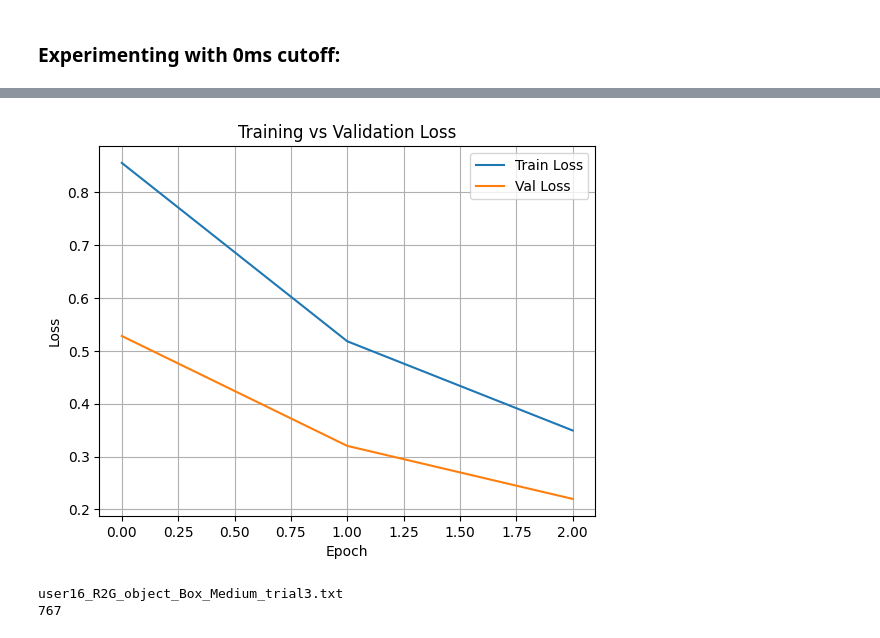
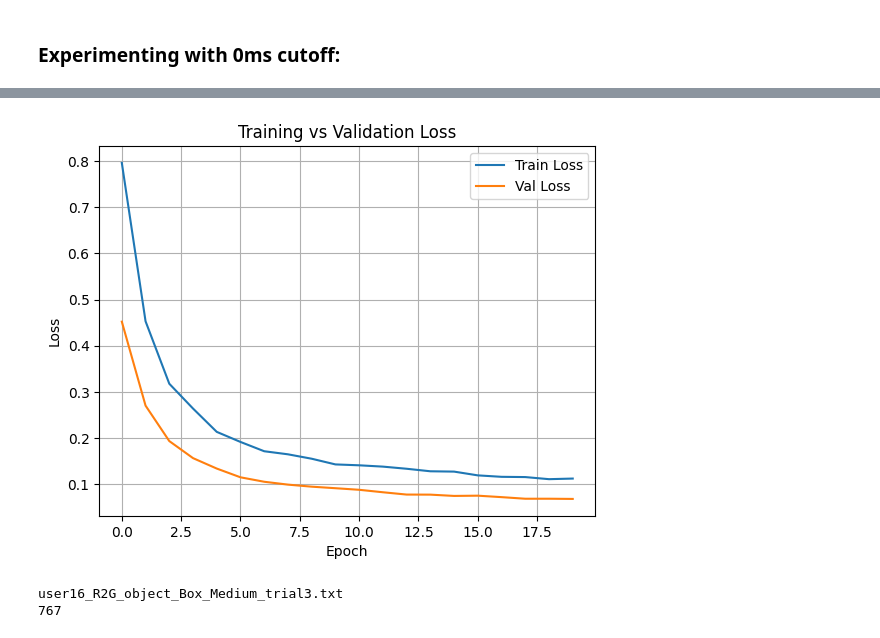
Before and after one commit to senakilinc/ReachToGraspPrediction, a Jupyter notebook: Prediction_ReachToGraspData.ipynb, the cells around one changed output, grey strips where cells are left out. Drawn from its saved outputs; the diff is of its cells as text; code cells hidden in the pictures.

Commit message:
updated frame number and increased epoch

```diff
--- a/Prediction_ReachToGraspData.ipynb
+++ b/Prediction_ReachToGraspData.ipynb
@@ -174,7 +174,7 @@ def plot_training_history(history):
 ### Experimenting with 0ms cutoff:
 # %%
 model, history, mae, X_test, y_test, y_test_rescaled, y_scaler, meta_test, X_scaled_train, X_scaled_test= run_experiment(
-    REACH_DIR, cutoff_ms=0, use_palm=True, n_fingers=3, use_masking=False, epochs=3, batch_size=16, seed=42)
+    REACH_DIR, cutoff_ms=0, use_palm=True, n_fingers=3, use_masking=False, epochs=20, batch_size=16, seed=42)
 
 plot_training_history(history)
 # %% [output]
@@ -183,4 +183,4 @@ Cutoff 0 ms — MAE: 0.5573 cm
-[figure, old version]
+[figure, new version]
 # %%
 from tensorflow.keras.preprocessing.sequence import pad_sequences
 import numpy as np
```
Also changed, not shown: parts of 6 cells of this notebook.
